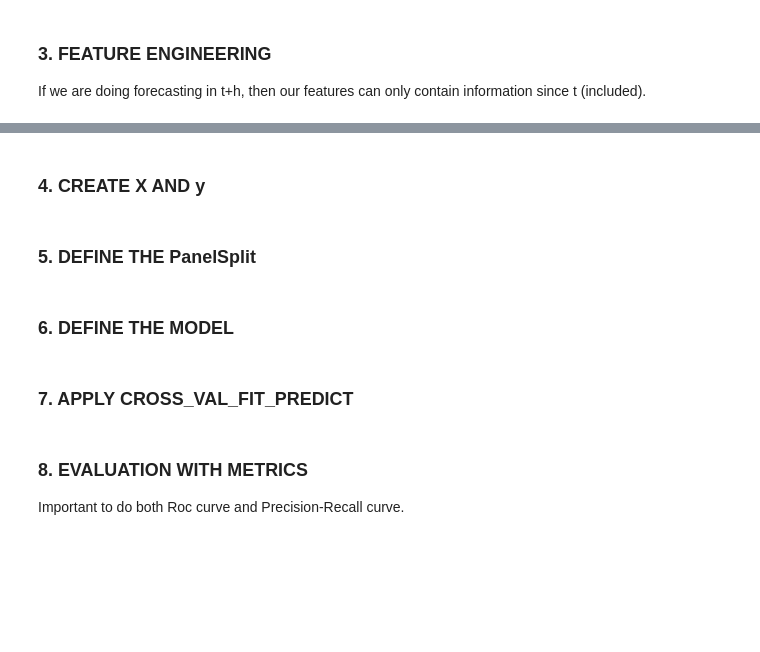
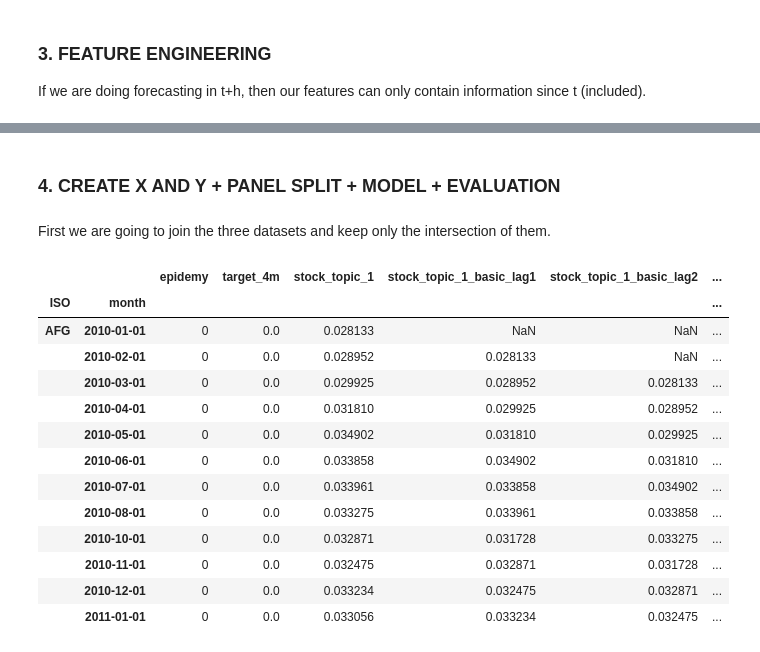
Before and after one commit to ericGutierrezM/forecasting_epidemics, a Jupyter notebook: pipeline.ipynb, the cells around one changed output, grey strips where cells are left out. Cells and saved outputs as stored; diff of their text form; code cells hidden in the pictures; blank space fills up the shorter version.

```diff
--- a/pipeline.ipynb
+++ b/pipeline.ipynb
@@ -47,0 +757,12 @@ df = df.fillna(0)
+# %%
+cols_reg = [c for c in regressors.columns if c not in ['ISO', 'month']]
+
+for col in cols_reg:
+    # Create lags of the regressor variables at 3, 6 and 12 months to capture temporal dependencies
+    regressors = fe.lag(regressors, y_col=col, lags=[3, 6, 12])
+
+    # Create rolling means at 3 and 6 months to smooth the data
+    regressors = fe.rolling_mean(regressors, y_col=col, windows=[3, 6])
+
+    # Create rolling standard deviations at 6 months to capture volatility
+    regressors = fe.rolling_std(regressors, y_col=col, windows=[6])
@@ -47,0 +789,3 @@ df = df.fillna(0)
+# %%
+regressors = regressors.set_index(['ISO', 'month']).sort_index()
+regressors.head(12)
@@ -47,0 +809,12 @@ df = df.fillna(0)
+# %%
+# Create lags of the stock_topic_1 variable at 1, 2 and 3 months to capture temporal dependencies
+text = fe.lag(text, y_col="stock_topic_1", lags=[1, 2, 3])
+
+# Create rolling means at 3 and 6 months to smooth the data
+text = fe.weighted_rolling_mean(text, y_col="stock_topic_1", windows=[3, 6], alpha=0.8)
+
+# Standard deviation. It's crucial to detect if suddenly a topic shoots up compared to normal
+text = fe.rolling_std(text, y_col="stock_topic_1", windows=[3, 6])
+
+# Maximums over the last 3 months: It tells us what has been the peak of attention of this topic in the last quarter.
+text = fe.rolling_max(text, y_col="stock_topic_1", windows=[3])
@@ -47,0 +830,3 @@ df = df.fillna(0)
+# %%
+text = text.set_index(['ISO', 'month']).sort_index()
+text.head(12)
@@ -48,2 +848,2 @@ df = df.fillna(0)
 # %% [markdown]
-### 4. CREATE X AND y
+### 4. CREATE X AND Y + PANEL SPLIT + MODEL + EVALUATION
@@ -61,2 +849,0 @@ y = df['target']
-# %% [markdown]
-### 5. DEFINE THE PanelSplit
@@ -76,2 +849,0 @@ panel_split = PanelSplit(
-# %% [markdown]
-### 6. DEFINE THE MODEL
@@ -90,2 +849,0 @@ rf_model = RandomForestClassifier(
-# %% [markdown]
-### 7. APPLY CROSS_VAL_FIT_PREDICT
@@ -112,4 +849,0 @@ for train_idx, test_idx in panel_split.split(X):
-# %% [markdown]
-### 8. EVALUATION WITH METRICS
-
-Important to do both Roc curve and Precision-Recall curve.
@@ -155,0 +850,21 @@ print(f"Final Average Precision: {avg_precision:.4f}")
+# %% [markdown]
+First we are going to join the three datasets and keep only the intersection of them.
+# %%
+final_dataset = pd.concat([epidemy, text, regressors], axis=1, join='inner')
+final_dataset = final_dataset.sort_index()
+final_dataset.head(12)
+# %% [output]
+|  |  | epidemy | target_4m | stock_topic_1 | stock_topic_1_basic_lag1 | stock_topic_1_basic_lag2 | ... |
+| ISO | month |  |  |  |  |  | ... |
+| AFG | 2010-01-01 | 0 | 0.0 | 0.028133 | NaN | NaN | ... |
+|  | 2010-02-01 | 0 | 0.0 | 0.028952 | 0.028133 | NaN | ... |
+|  | 2010-03-01 | 0 | 0.0 | 0.029925 | 0.028952 | 0.028133 | ... |
+|  | 2010-04-01 | 0 | 0.0 | 0.031810 | 0.029925 | 0.028952 | ... |
+|  | 2010-05-01 | 0 | 0.0 | 0.034902 | 0.031810 | 0.029925 | ... |
+|  | 2010-06-01 | 0 | 0.0 | 0.033858 | 0.034902 | 0.031810 | ... |
+|  | 2010-07-01 | 0 | 0.0 | 0.033961 | 0.033858 | 0.034902 | ... |
+|  | 2010-08-01 | 0 | 0.0 | 0.033275 | 0.033961 | 0.033858 | ... |
+|  | 2010-10-01 | 0 | 0.0 | 0.032871 | 0.031728 | 0.033275 | ... |
+|  | 2010-11-01 | 0 | 0.0 | 0.032475 | 0.032871 | 0.031728 | ... |
+|  | 2010-12-01 | 0 | 0.0 | 0.033234 | 0.032475 | 0.032871 | ... |
+|  | 2011-01-01 | 0 | 0.0 | 0.033056 | 0.033234 | 0.032475 | ... |
```
Also changed, not shown: parts of 75 cells of this notebook, 25 other files.
